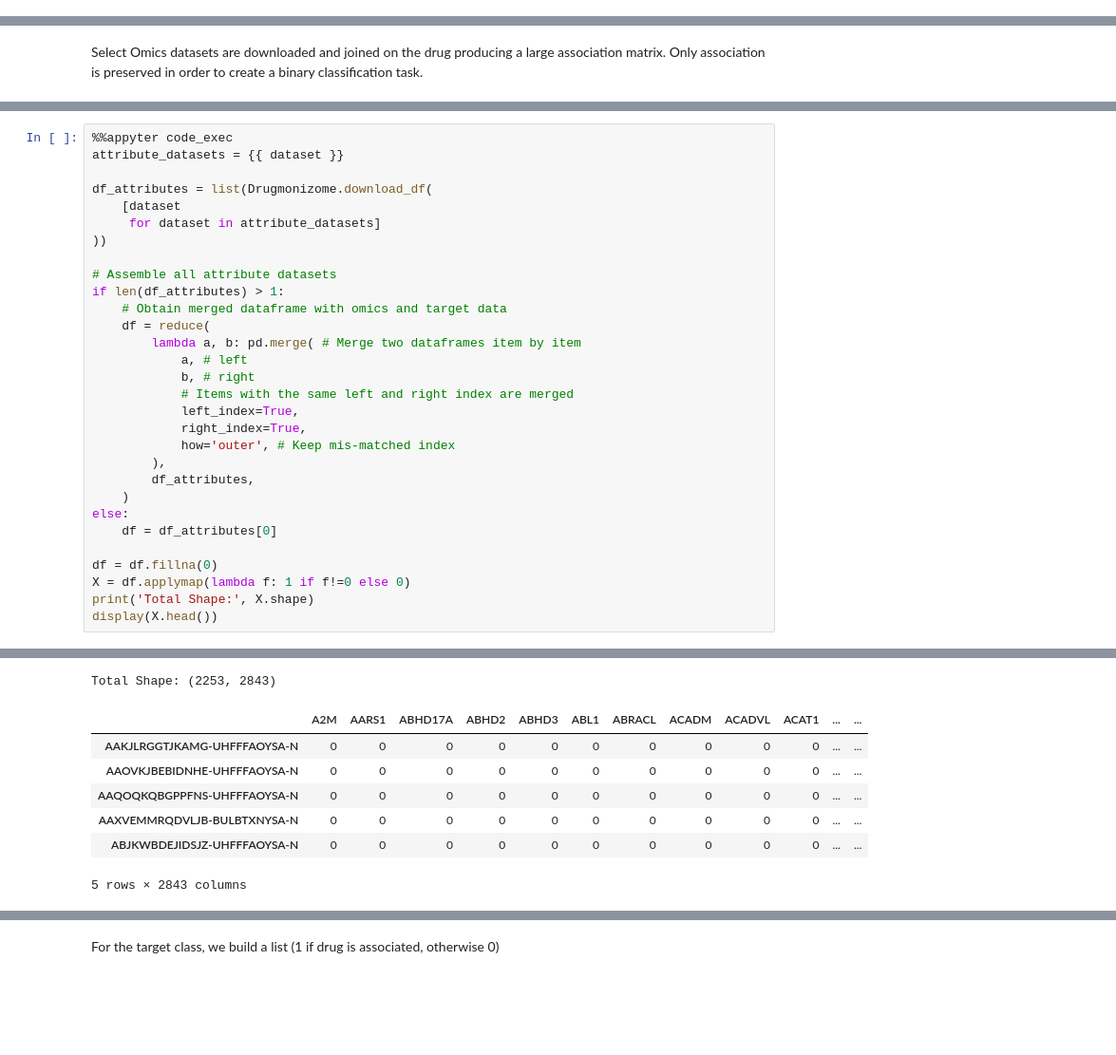
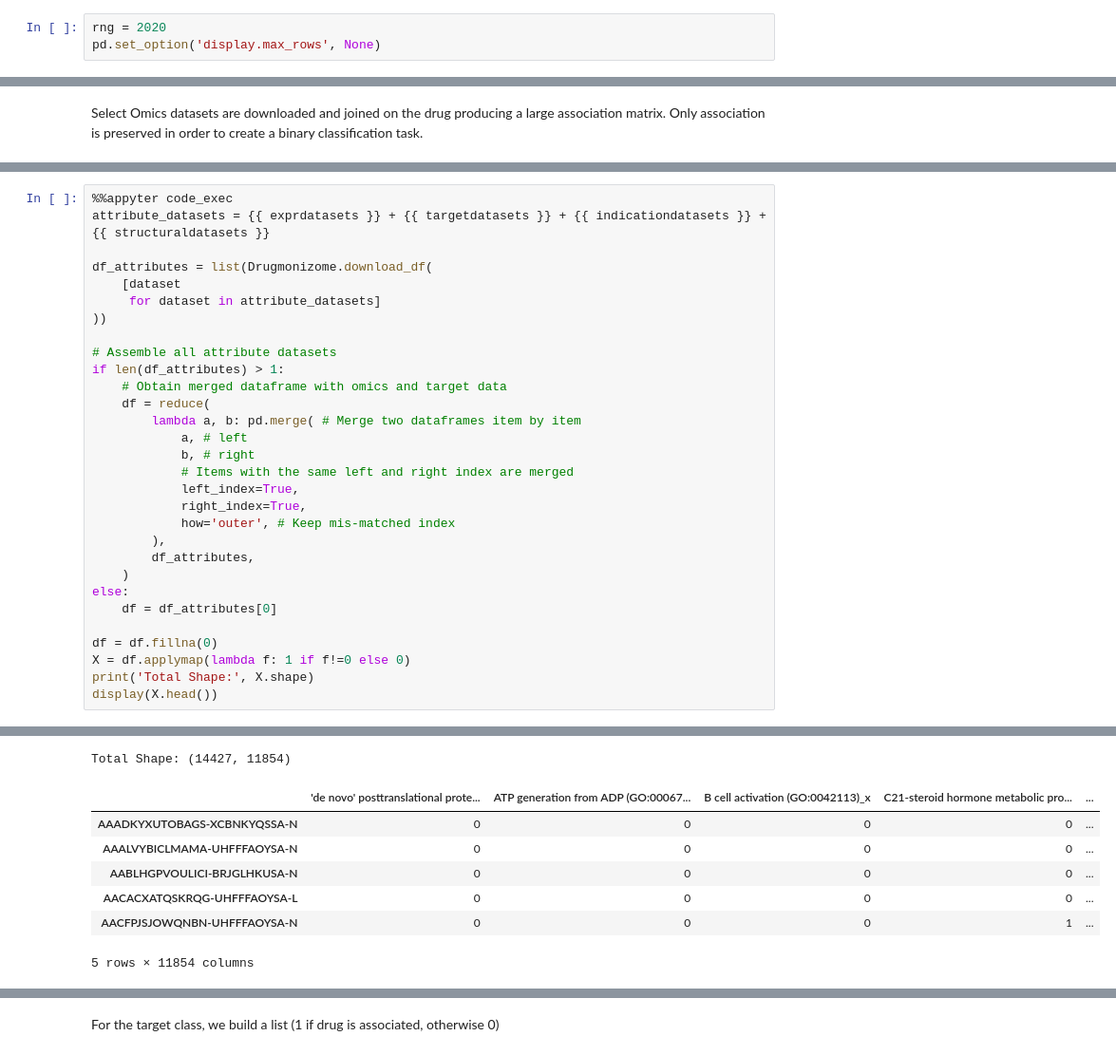
Before and after one commit to MaayanLab/Drugmonizome-ML, a Jupyter notebook: Drugmonizome-ML.ipynb, the cells around one changed output, grey strips where cells are left out. Shown: that part at 95% size. Drawn from its saved outputs; the diff is of its cells as text; blank space fills up the shorter version.

````diff
--- a/Drugmonizome-ML.ipynb
+++ b/Drugmonizome-ML.ipynb
@@ -38,4 +38,7 @@ import re
 import json
 from functools import reduce
 from IPython.display import display
+# %%
+rng = 2020
+pd.set_option('display.max_rows', None)
 # %% [markdown]
@@ -114,6 +152,6 @@ rng = 2020
 # %%
 %%appyter code_exec
-attribute_datasets = {{ dataset }}
+attribute_datasets = {{ exprdatasets }} + {{ targetdatasets }} + {{ indicationdatasets }} + {{ structuraldatasets }}
 
 df_attributes = list(Drugmonizome.download_df(
     [dataset
@@ -147,33 +185,33 @@ attribute_datasets = ['Upregulated CREEDS Signatures', 'ATC Codes Drugsetlibrary
 df_attributes = list(Drugmonizome.download_df(
     [dataset
      for dataset in attribute_datasets]
 ))
 # Assemble all attribute datasets
 if len(df_attributes) > 1:
     # Obtain merged dataframe with omics and target data
     df = reduce(
         lambda a, b: pd.merge( # Merge two dataframes item by item
             a, # left
             b, # right
             # Items with the same left and right index are merged
             left_index=True,
             right_index=True,
             how='outer', # Keep mis-matched index
         ),
         df_attributes,
     )
 else:
     df = df_attributes[0]
 df = df.fillna(0)
 X = df.applymap(lambda f: 1 if f!=0 else 0)
 print('Total Shape:', X.shape)
 display(X.head())
 ```
-Total Shape: (2253, 2843)
+Total Shape: (14427, 11854)
-|  | A2M | AARS1 | ABHD17A | ABHD2 | ABHD3 | ABL1 | ABRACL | ACADM | ACADVL | ACAT1 | ... | ... |
-| AAKJLRGGTJKAMG-UHFFFAOYSA-N | 0 | 0 | 0 | 0 | 0 | 0 | 0 | 0 | 0 | 0 | ... | ... |
-| AAOVKJBEBIDNHE-UHFFFAOYSA-N | 0 | 0 | 0 | 0 | 0 | 0 | 0 | 0 | 0 | 0 | ... | ... |
-| AAQOQKQBGPPFNS-UHFFFAOYSA-N | 0 | 0 | 0 | 0 | 0 | 0 | 0 | 0 | 0 | 0 | ... | ... |
-| AAXVEMMRQDVLJB-BULBTXNYSA-N | 0 | 0 | 0 | 0 | 0 | 0 | 0 | 0 | 0 | 0 | ... | ... |
-| ABJKWBDEJIDSJZ-UHFFFAOYSA-N | 0 | 0 | 0 | 0 | 0 | 0 | 0 | 0 | 0 | 0 | ... | ... |
+|  | 'de novo' posttranslational prote... | ATP generation from ADP (GO:00067... | B cell activation (GO:0042113)_x | C21-steroid hormone metabolic pro... | ... |
+| AAADKYXUTOBAGS-XCBNKYQSSA-N | 0 | 0 | 0 | 0 | ... |
+| AAALVYBICLMAMA-UHFFFAOYSA-N | 0 | 0 | 0 | 0 | ... |
+| AABLHGPVOULICI-BRJGLHKUSA-N | 0 | 0 | 0 | 0 | ... |
+| AACACXATQSKRQG-UHFFFAOYSA-L | 0 | 0 | 0 | 0 | ... |
+| AACFPJSJOWQNBN-UHFFFAOYSA-N | 0 | 0 | 0 | 1 | ... |
-5 rows × 2843 columns
+5 rows × 11854 columns
````
Also changed, not shown: parts of 18 cells of this notebook, 2 other files.
